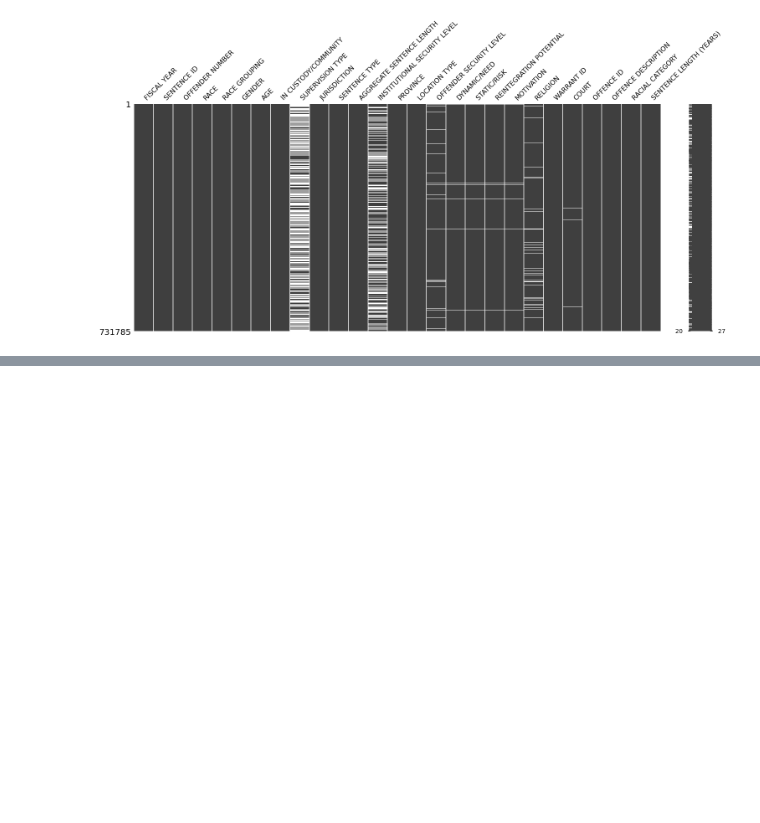
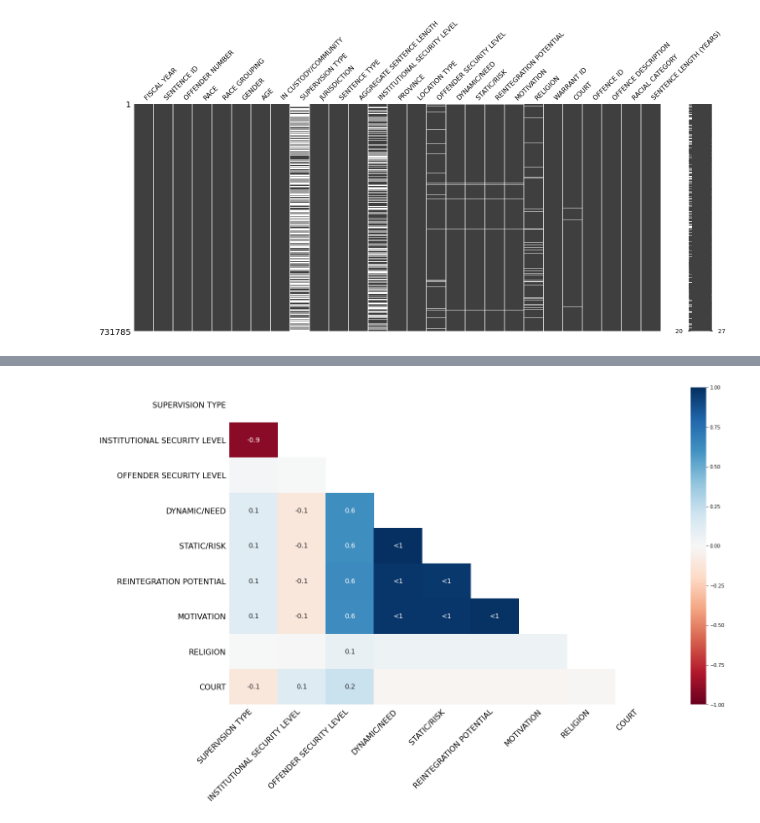
Before and after one commit to anastasiabizyayeva/Bias_Behind_Bars, a Jupyter notebook: Feature_Engineering.ipynb, the cells around one changed output, grey strips where cells are left out. Cells and saved outputs as stored; diff of their text form; code cells hidden in the pictures; blank space fills up the shorter version.

```diff
--- a/Feature_Engineering.ipynb
+++ b/Feature_Engineering.ipynb
@@ -63,0 +75,5 @@ plt.show()
+# %%
+msno.heatmap(df)
+plt.show()
+# %% [output]
+[figure, added]
```
Also changed, not shown: parts of 20 cells of this notebook.
